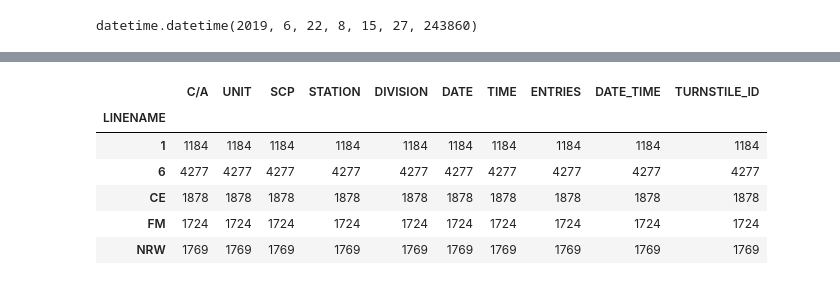
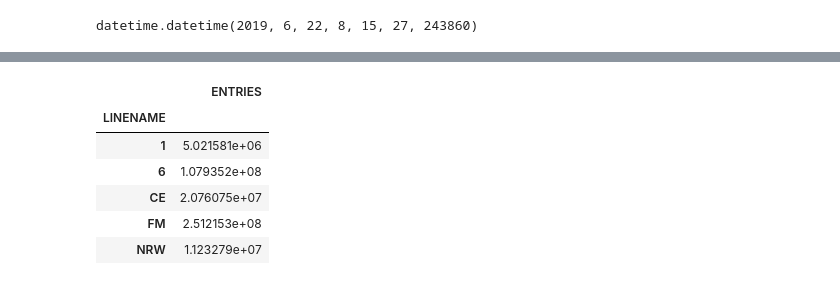
Before and after one commit to liviasalgueiro/Metis_Project-1, a Jupyter notebook: BlackBelt_Benson_Project.ipynb, the cells around one changed output, grey strips where cells are left out. Cells and saved outputs as stored; diff of their text form; code cells hidden in the pictures.

Commit message:
fixed problems

```diff
--- a/BlackBelt_Benson_Project.ipynb
+++ b/BlackBelt_Benson_Project.ipynb
@@ -8,8 +8,8 @@
 import pandas as pd
 import datetime
 # %%
-numdays = 21  # just setting the number of days we want to take back 1 week from 06-29
-# we can increase it later, this is just so we can start with a "small" data set
+numdays = 260  # setting the number of days we want to take back 1 week from 06-29
+# We want data for this year (1st semester) and the last quarter of 2018 (so we can analyze the holiday's season)
 # %%
 date_time_str = '2019-06-22 08:15:27.243860'  # penultimate date of the range in the MTA website
 date_time_obj = datetime.datetime.strptime(date_time_str, '%Y-%m-%d %H:%M:%S.%f')
@@ -74,3 +105,7 @@ df.head()
+# %%
+# First, let's transform the date and time columns into one column as a datetime object:
+df["DATE_TIME"] = pd.to_datetime(df.DATE + " " + df.TIME,
+                                            format="%m/%d/%Y %H:%M:%S")
 # %%
 df.info()
 # %% [output]
@@ -92,0 +129,4 @@ memory usage: 69.1+ MB
+# %%
+# Since we want only the last quarter of 2018, let's remove the rows containing 2 september dates (29 and 30):
+sep = (df["DATE"] == '09/29/2018') | (df["DATE"] == '09/30/2018')
+df.drop(df[sep].index, inplace=True)
@@ -93,4 +154,2 @@ memory usage: 69.1+ MB
 # %%
 df.columns = [column.strip() for column in df.columns]
-# %%
-df["DATE_TIME"] = pd.to_datetime(df["DATE"] + " " + df["TIME"])
@@ -239,11 +299,11 @@ df.reset_index(drop=True)
 # %%
-# There seems to be a problem with 23rd street (and others) because different stations are named the same way:
-df[df["STATION"] == "23 ST"].groupby(["LINENAME"]).count()
+# There seems to be a problem with 23rd st station (and others) because different stations are named the same way:
+df[df["STATION"] == "23 ST"].groupby(["LINENAME"]).mean()
 # %% [output]
-|  | C/A | UNIT | SCP | STATION | DIVISION | DATE | TIME | ENTRIES | DATE_TIME | TURNSTILE_ID |
-| LINENAME |  |  |  |  |  |  |  |  |  |  |
-| 1 | 1184 | 1184 | 1184 | 1184 | 1184 | 1184 | 1184 | 1184 | 1184 | 1184 |
-| 6 | 4277 | 4277 | 4277 | 4277 | 4277 | 4277 | 4277 | 4277 | 4277 | 4277 |
-| CE | 1878 | 1878 | 1878 | 1878 | 1878 | 1878 | 1878 | 1878 | 1878 | 1878 |
-| FM | 1724 | 1724 | 1724 | 1724 | 1724 | 1724 | 1724 | 1724 | 1724 | 1724 |
-| NRW | 1769 | 1769 | 1769 | 1769 | 1769 | 1769 | 1769 | 1769 | 1769 | 1769 |
+|  | ENTRIES |
+| LINENAME |  |
+| 1 | 5.021581e+06 |
+| 6 | 1.079352e+08 |
+| CE | 2.076075e+07 |
+| FM | 2.512153e+08 |
+| NRW | 1.123279e+07 |
```
Also changed, not shown: parts of 53 cells of this notebook.
